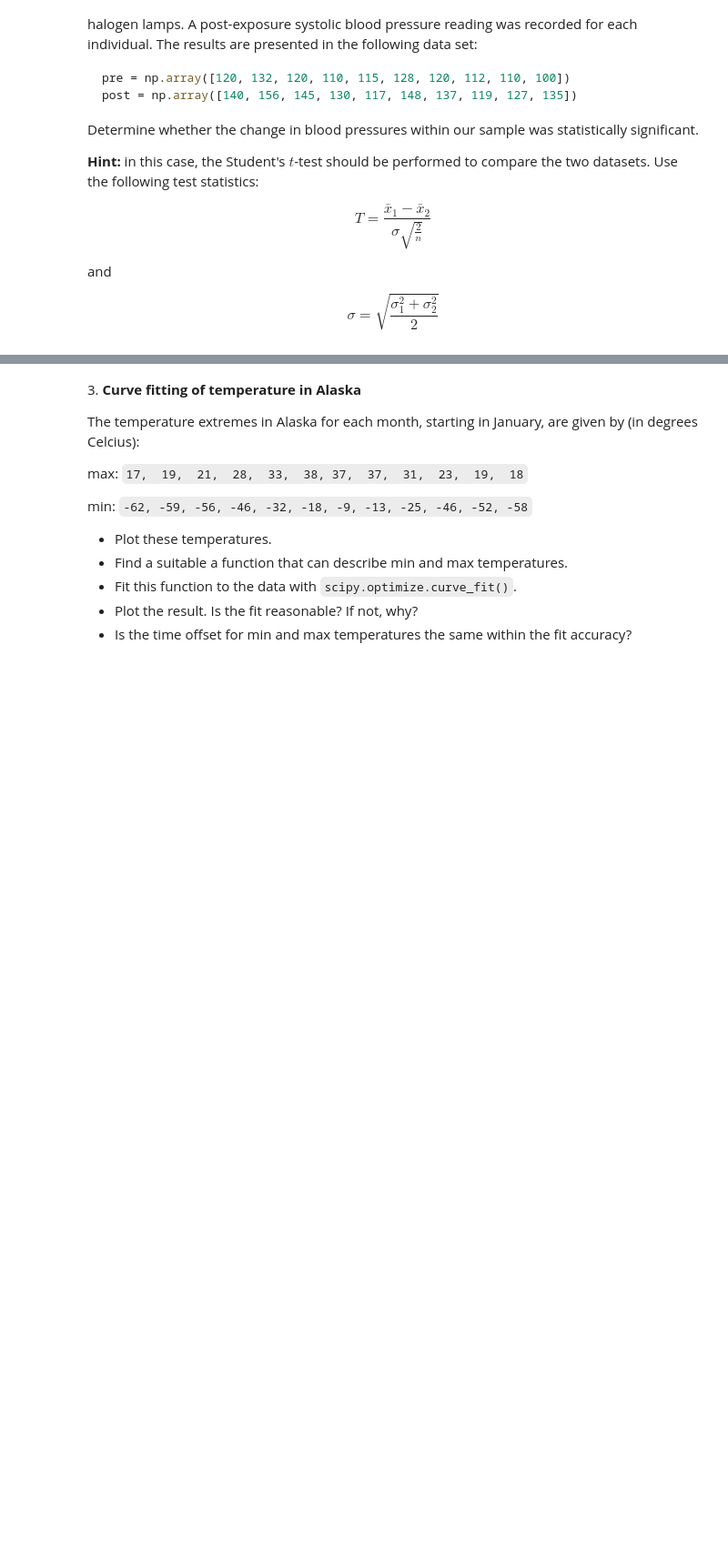
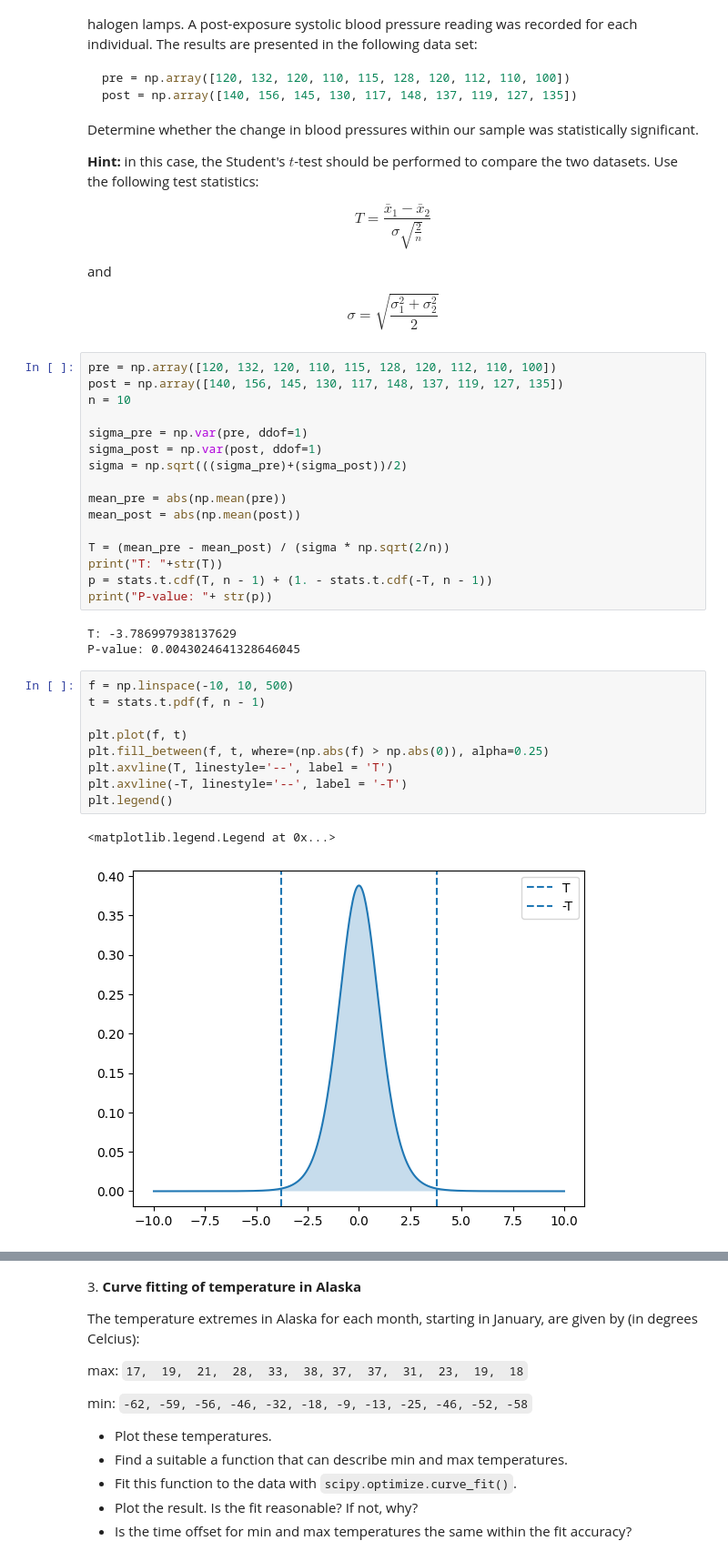
Before and after one commit to cemreaka/ScientificComputingWithPython2022, a Jupyter notebook: 10/10ex_tests.ipynb, the cells around one changed output, grey strips where cells are left out. Shown at 91% size. Drawn from its saved outputs; the diff is of its cells as text; blank space fills up the shorter version.

```diff
--- a/10/10ex_tests.ipynb
+++ b/10/10ex_tests.ipynb
@@ -30,3 +77,34 @@ $$T = \frac{\bar{x}_1 - \bar{x}_2}{\sigma \sqrt{\frac{2}{n}}}$$
 and
 
 $$\sigma = \sqrt{\frac{\sigma_1^2 + \sigma_2^2}{2}}$$
+# %%
+pre = np.array([120, 132, 120, 110, 115, 128, 120, 112, 110, 100])
+post = np.array([140, 156, 145, 130, 117, 148, 137, 119, 127, 135])
+n = 10
+
+sigma_pre = np.var(pre, ddof=1)
+sigma_post = np.var(post, ddof=1)
+sigma = np.sqrt(((sigma_pre)+(sigma_post))/2)
+
+mean_pre = abs(np.mean(pre))
+mean_post = abs(np.mean(post))
+
+T = (mean_pre - mean_post) / (sigma * np.sqrt(2/n))
+print("T: "+str(T))
+p = stats.t.cdf(T, n - 1) + (1. - stats.t.cdf(-T, n - 1))
+print("P-value: "+ str(p))
+# %% [output]
+T: -3.786997938137629
+P-value: 0.0043024641328646045
+# %%
+f = np.linspace(-10, 10, 500)
+t = stats.t.pdf(f, n - 1)
+
+plt.plot(f, t)
+plt.fill_between(f, t, where=(np.abs(f) > np.abs(0)), alpha=0.25)
+plt.axvline(T, linestyle='--', label = 'T')
+plt.axvline(-T, linestyle='--', label = '-T')
+plt.legend()
+# %% [output]
+<matplotlib.legend.Legend at 0x...>
+[figure, added]
```
Also changed, not shown: parts of 27 cells of this notebook.
